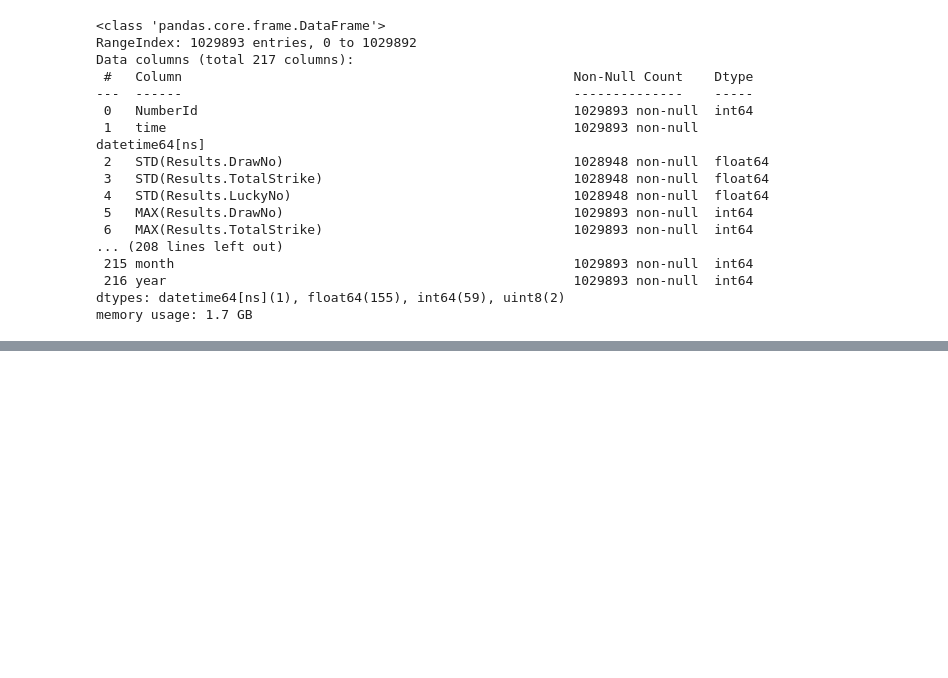
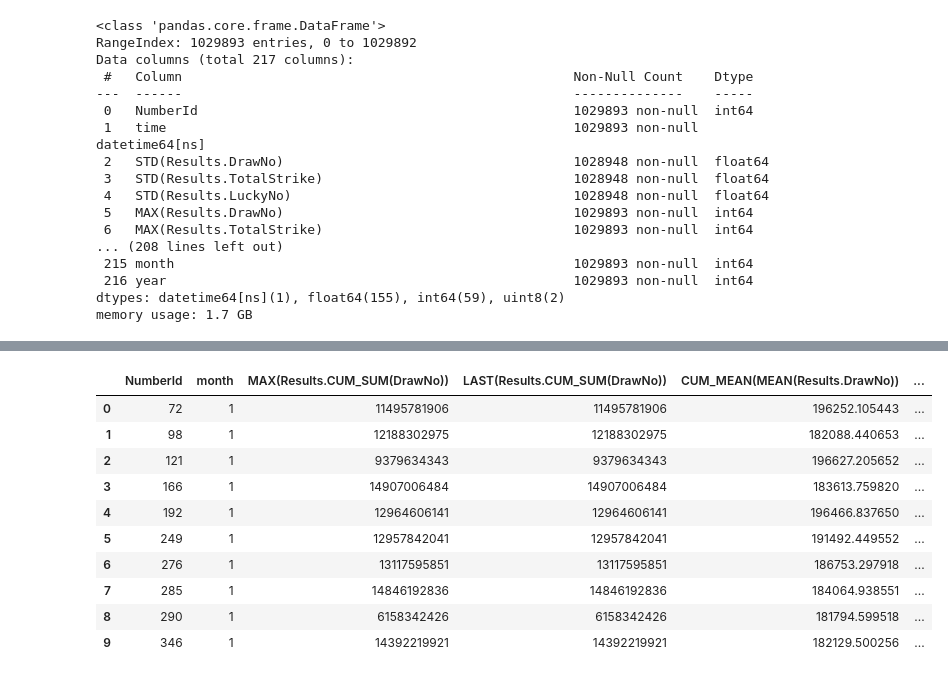
Before and after one commit to mengwangk/dl-projects, a Jupyter notebook: 04_14_gbdt_01.ipynb, the cells around one changed output, grey strips where cells are left out. Saved outputs shown, nothing was run; the diff lists cells and outputs as text; code cells hidden in the pictures; blank space fills up the shorter version.

```diff
--- a/04_14_gbdt_01.ipynb
+++ b/04_14_gbdt_01.ipynb
@@ -207,0 +211,5 @@ NameError: ignored
+# %%
+#selected_features = select_features(feature_matrix)
+#selected_features = ['NumberId', 'month'] + selected_features.to_list()
+selected_features = ['NumberId', 'month', 'MAX(Results.CUM_SUM(DrawNo))', 'LAST(Results.CUM_SUM(DrawNo))', 'CUM_MEAN(MEAN(Results.DrawNo))', 'CUM_MEAN(LAST(Results.DrawNo))', 'CUM_MEAN(MAX(Results.DrawNo))', 'CUM_MEAN(COUNT(Results))', 'CUM_MEAN(SUM(Results.LuckyNo))', 'CUM_MEAN(STD(Results.DrawNo))', 'CUM_MEAN(SUM(Results.TotalStrike))', 'CUM_MEAN(SUM(Results.DrawNo))']
+display(len(selected_features), selected_features)
@@ -208 +230,16 @@ NameError: ignored
+# %%
+df_selected_features = feature_matrix[selected_features]
+df_selected_features.head(10)
+# %% [output]
+|  | NumberId | month | MAX(Results.CUM_SUM(DrawNo)) | LAST(Results.CUM_SUM(DrawNo)) | CUM_MEAN(MEAN(Results.DrawNo)) | ... |
+| 0 | 72 | 1 | 11495781906 | 11495781906 | 196252.105443 | ... |
+| 1 | 98 | 1 | 12188302975 | 12188302975 | 182088.440653 | ... |
+| 2 | 121 | 1 | 9379634343 | 9379634343 | 196627.205652 | ... |
+| 3 | 166 | 1 | 14907006484 | 14907006484 | 183613.759820 | ... |
+| 4 | 192 | 1 | 12964606141 | 12964606141 | 196466.837650 | ... |
+| 5 | 249 | 1 | 12957842041 | 12957842041 | 191492.449552 | ... |
+| 6 | 276 | 1 | 13117595851 | 13117595851 | 186753.297918 | ... |
+| 7 | 285 | 1 | 14846192836 | 14846192836 | 184064.938551 | ... |
+| 8 | 290 | 1 | 6158342426 | 6158342426 | 181794.599518 | ... |
+| 9 | 346 | 1 | 14392219921 | 14392219921 | 182129.500256 | ... |
 # %%
```
Also changed, not shown: parts of 8 cells of this notebook.
